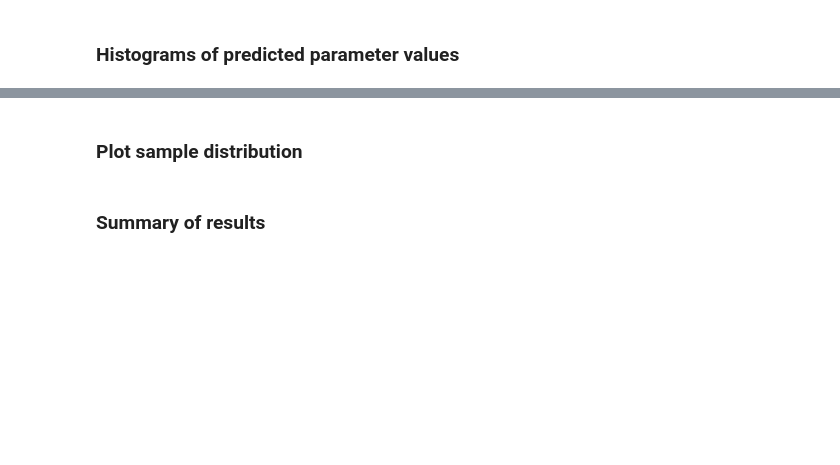
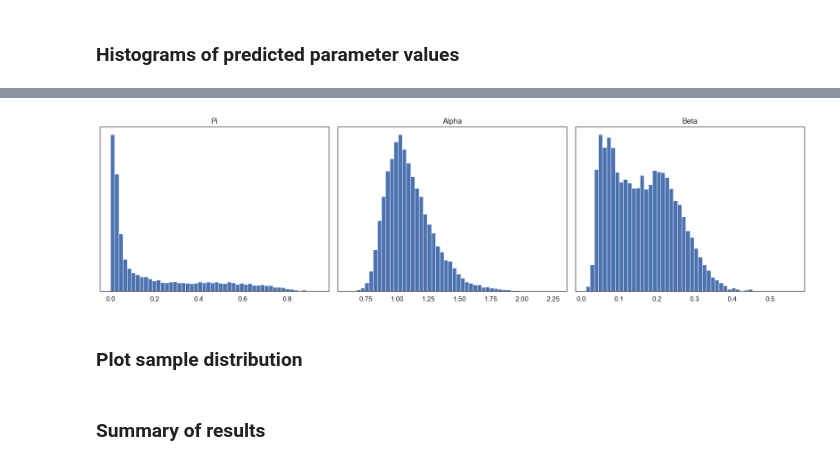
Before and after one commit to mgironamata/upper-indus-prec-bc, a Jupyter notebook: main.ipynb, the cells around one changed output, grey strips where cells are left out. Saved outputs shown, nothing was run; the diff lists cells and outputs as text; code cells hidden in the pictures; blank space fills up the shorter version.

```diff
--- a/main.ipynb
+++ b/main.ipynb
@@ -422,3 +287,7 @@ plt.show()
+# %%
+plot_parameter_histograms(model, concat_test_output[:,:-1])
+# %% [output]
+[figure, added]
 # %%
 # # %%capture
 
```
Also changed, not shown: parts of 57 cells of this notebook, 4 other files.
